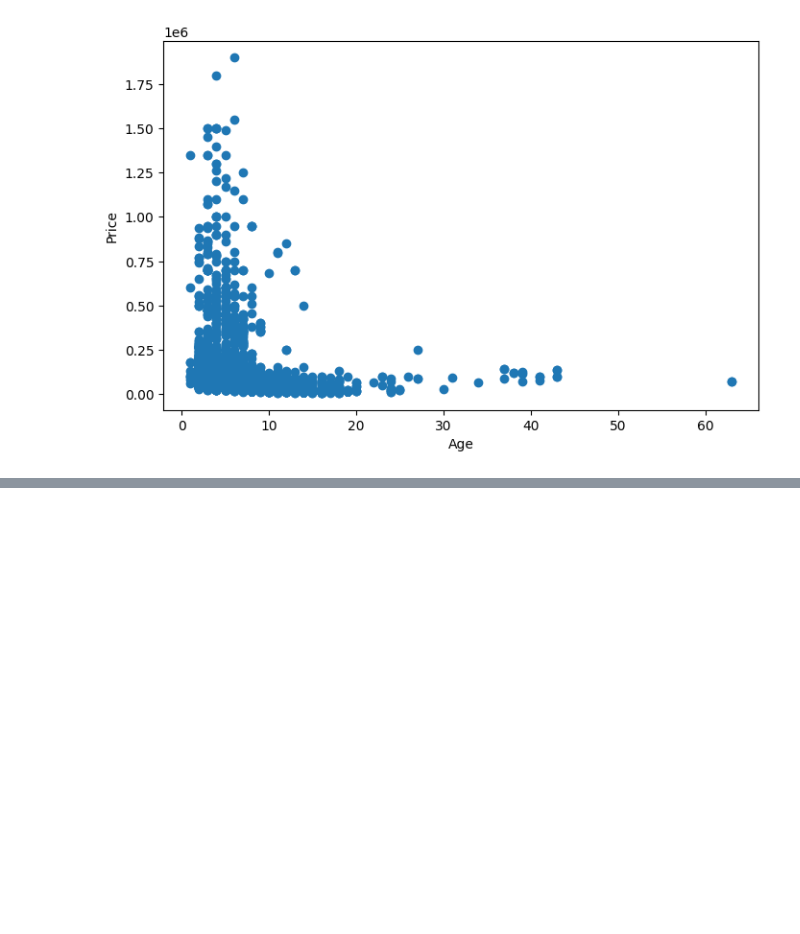
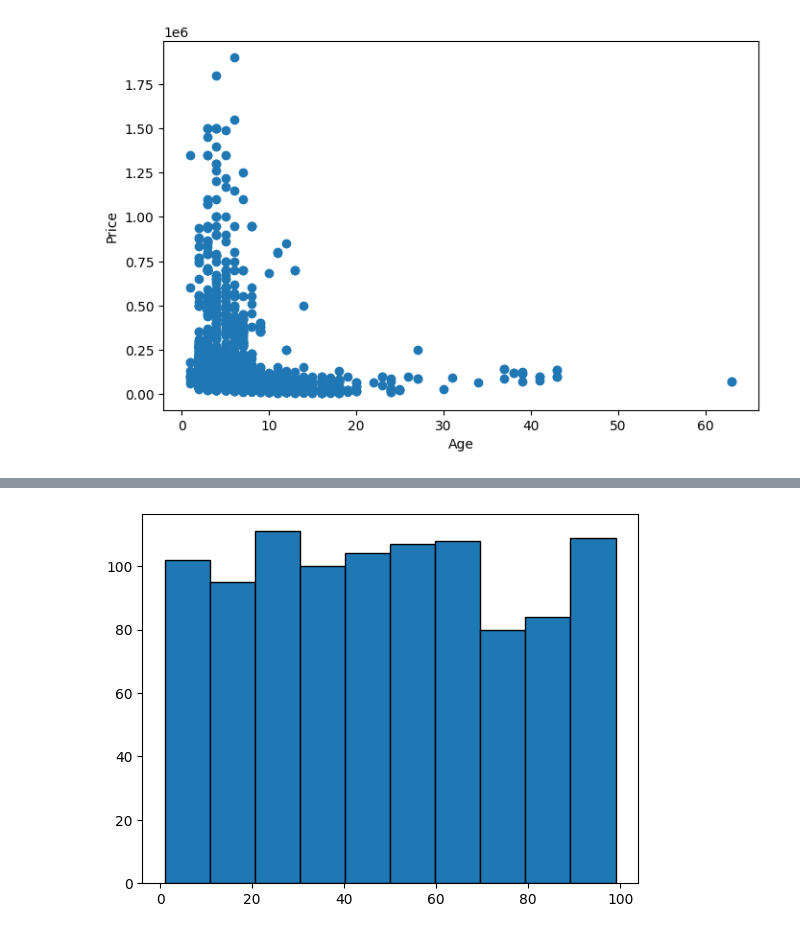
Before and after one commit to upflairs-pvt-ltd/18_june_DS, a Jupyter notebook: Matplotlib.ipynb, the cells around one changed output, grey strips where cells are left out. Drawn from its saved outputs; the diff is of its cells as text; code cells hidden in the pictures; blank space fills up the shorter version.

```diff
--- a/Matplotlib.ipynb
+++ b/Matplotlib.ipynb
@@ -200,0 +201,3 @@ numpy , pandas , matplotlib
+# %%
+age = np.random.randint(1,100,1000)  # create 1D array with 1000 in between 1 to 100
+age
@@ -200,0 +222,7 @@ numpy , pandas , matplotlib
+# %%
+bin  = [0,18,30,50,70,90,100]
+
+plt.hist(age,ec='k')
+plt.show()
+# %% [output]
+[figure, added]
```
Also changed, not shown: parts of 16 cells of this notebook, 1 other file.
